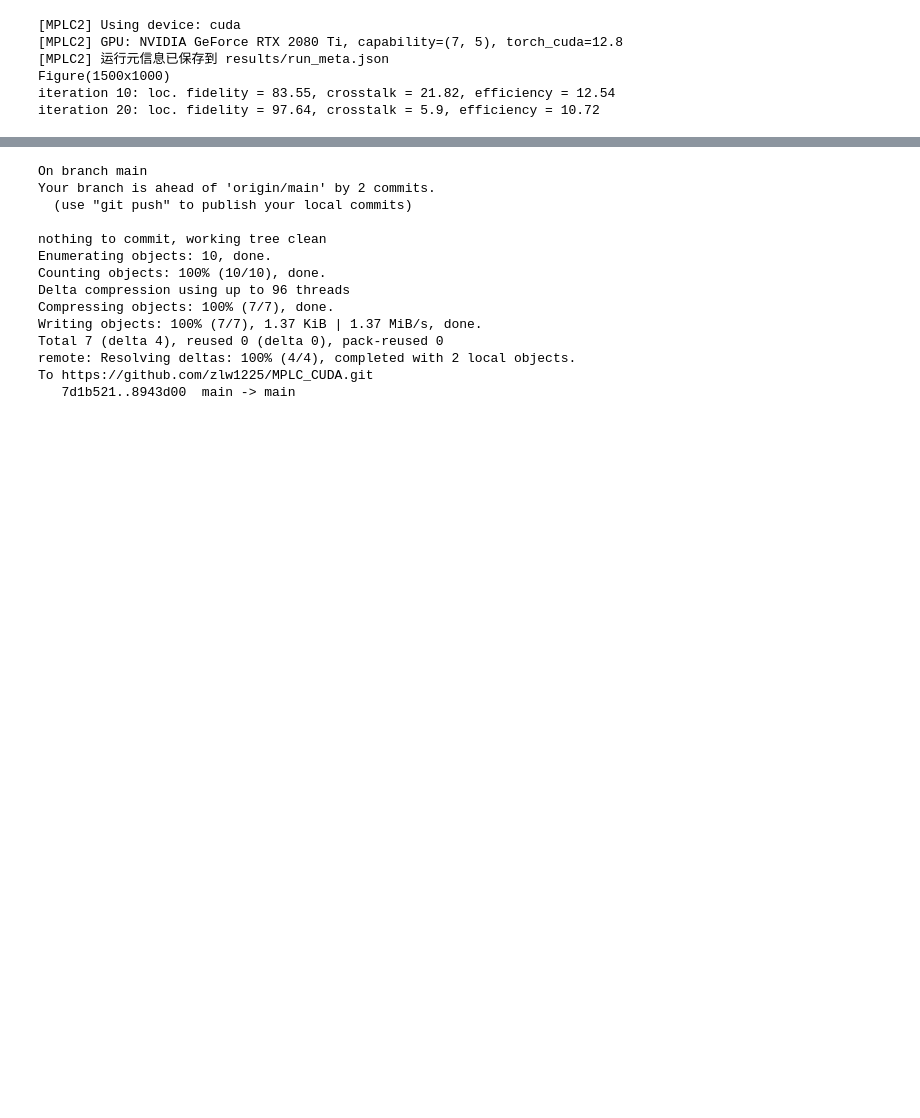
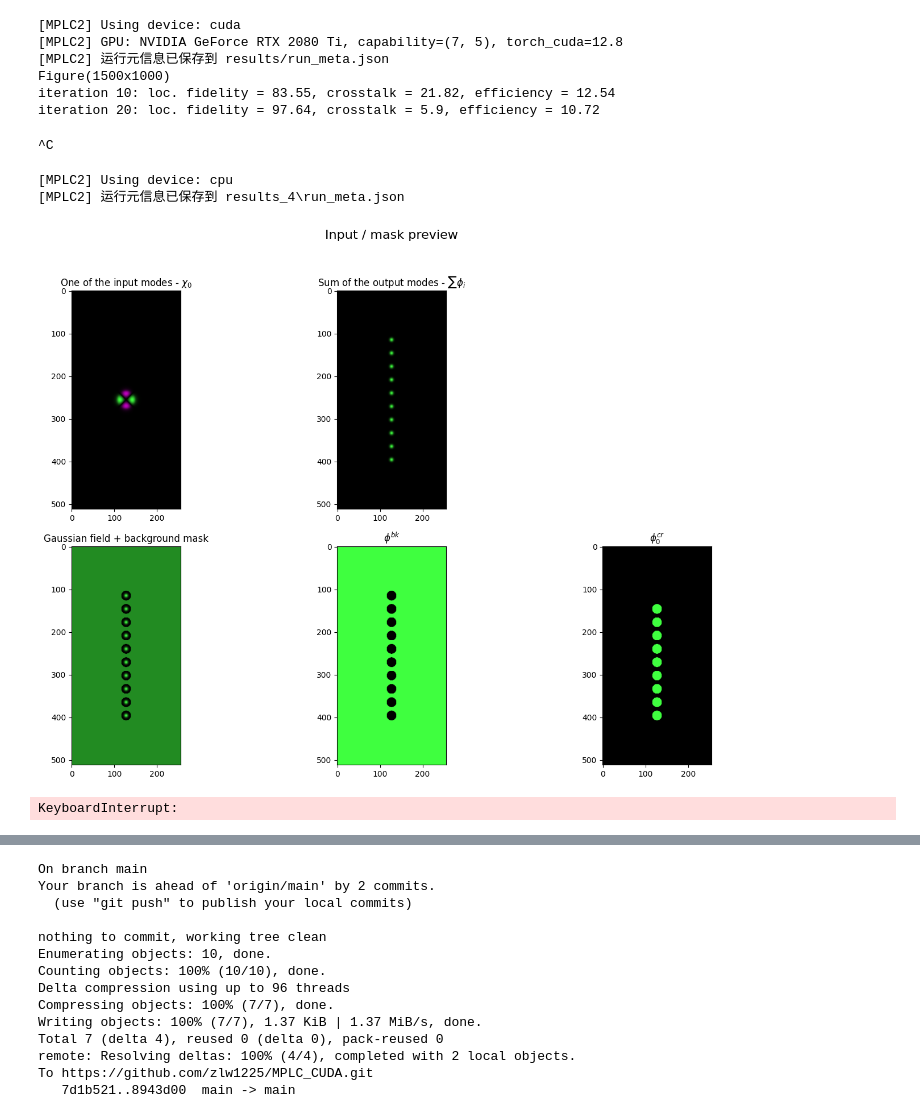
Before and after one commit to zlw1225/MPLC_CUDA, a Jupyter notebook: Untitled (1).ipynb, the cells around one changed output, grey strips where cells are left out. Saved outputs shown, nothing was run; the diff lists cells and outputs as text; code cells hidden in the pictures; blank space fills up the shorter version.

```diff
--- a/Untitled (1).ipynb
+++ b/Untitled (1).ipynb
@@ -104,4 +207,18 @@ python MPLC_CUDA2.py --d {val2} && \
 Figure(1500x1000)
 iteration 10: loc. fidelity = 83.55, crosstalk = 21.82, efficiency = 12.54
 iteration 20: loc. fidelity = 97.64, crosstalk = 5.9, efficiency = 10.72
+# %%
+val1 = 2 * 9.7e-3
+val2 = 2 * 25e-3
+
+!python MPLC_CUDA2.py --d {val1} --Nx 256 --Ny 512
+# %% [output]
+^C
+# %%
+exec(open('MPLC_CUDA2.py', encoding='utf-8').read())
+# %% [output]
+[MPLC2] Using device: cpu
+[MPLC2] 运行元信息已保存到 results_4\run_meta.json
+[figure, added]
+KeyboardInterrupt:
 # %%
```
Also changed, not shown: parts of 18 cells of this notebook, 2 other files.
